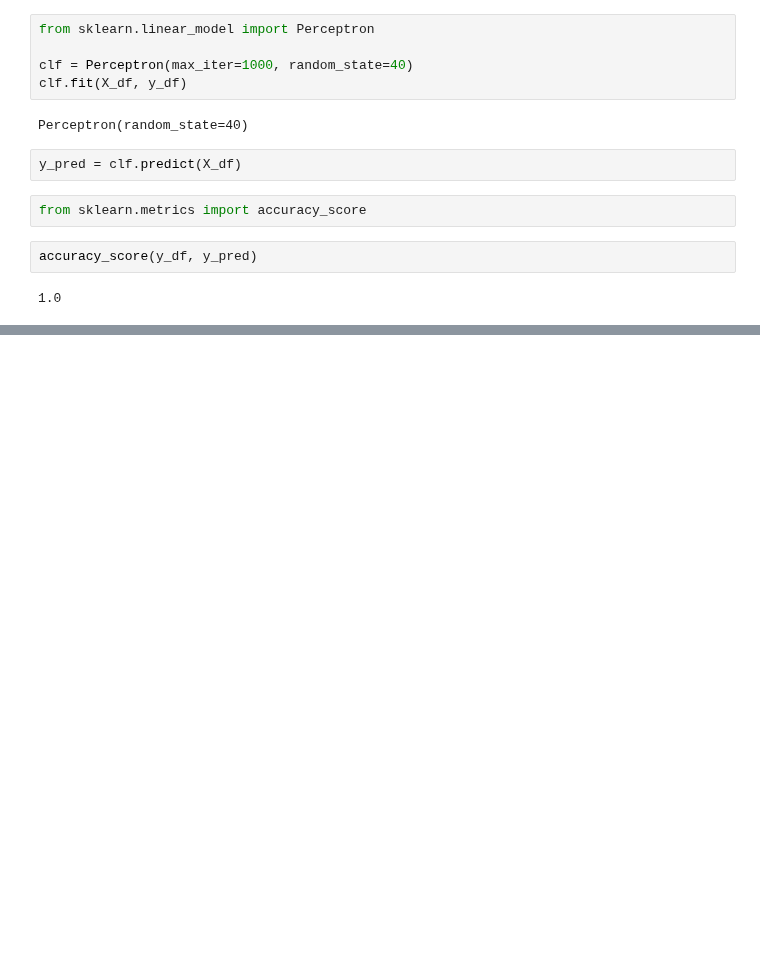
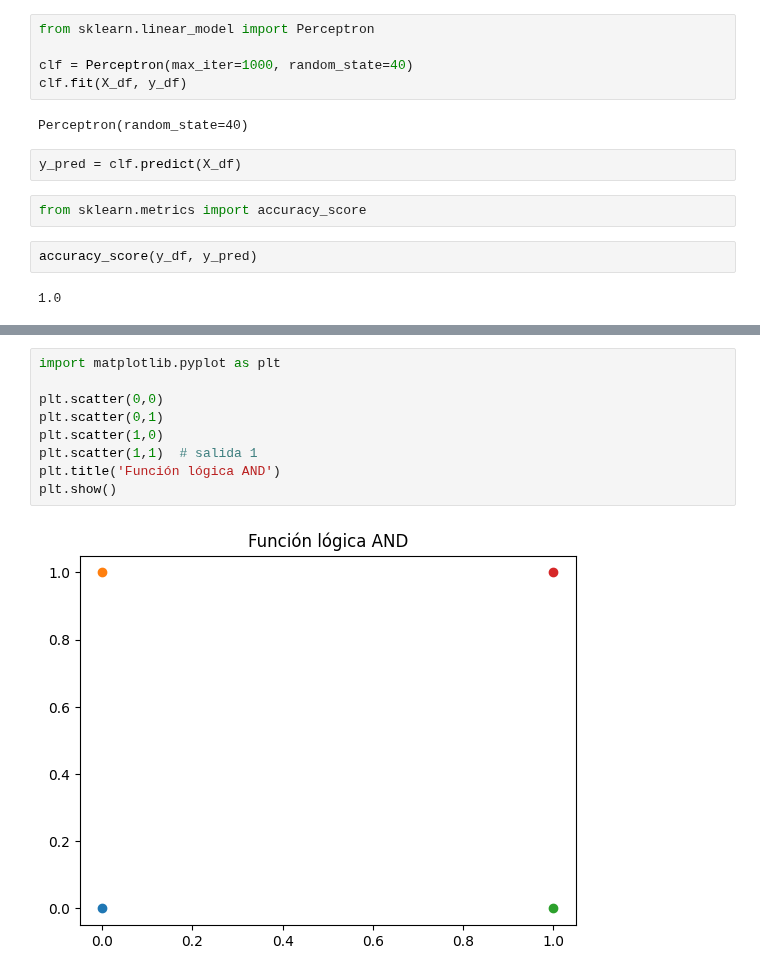
Before and after one commit to JavierPeraltaAzagra/Big-Data-e-IA, a Jupyter notebook: Sistemas de aprendizaje automático/RA4/Visualizacion del limite de decision del Perceptron.ipynb, the cells around one changed output, grey strips where cells are left out. Drawn from its saved outputs; the diff is of its cells as text; blank space fills up the shorter version.

```diff
--- a/Sistemas de aprendizaje automático/RA4/Visualizacion del limite de decision del Perceptron.ipynb
+++ b/Sistemas de aprendizaje automático/RA4/Visualizacion del limite de decision del Perceptron.ipynb
@@ -486,0 +599,11 @@ accuracy_score(y_df, y_pred)
+# %%
+import matplotlib.pyplot as plt
+
+plt.scatter(0,0)
+plt.scatter(0,1)
+plt.scatter(1,0)
+plt.scatter(1,1)  # salida 1
+plt.title('Función lógica AND')
+plt.show()
+# %% [output]
+[figure, added]
```
Also changed, not shown: parts of 11 cells of this notebook, 1 other file.
